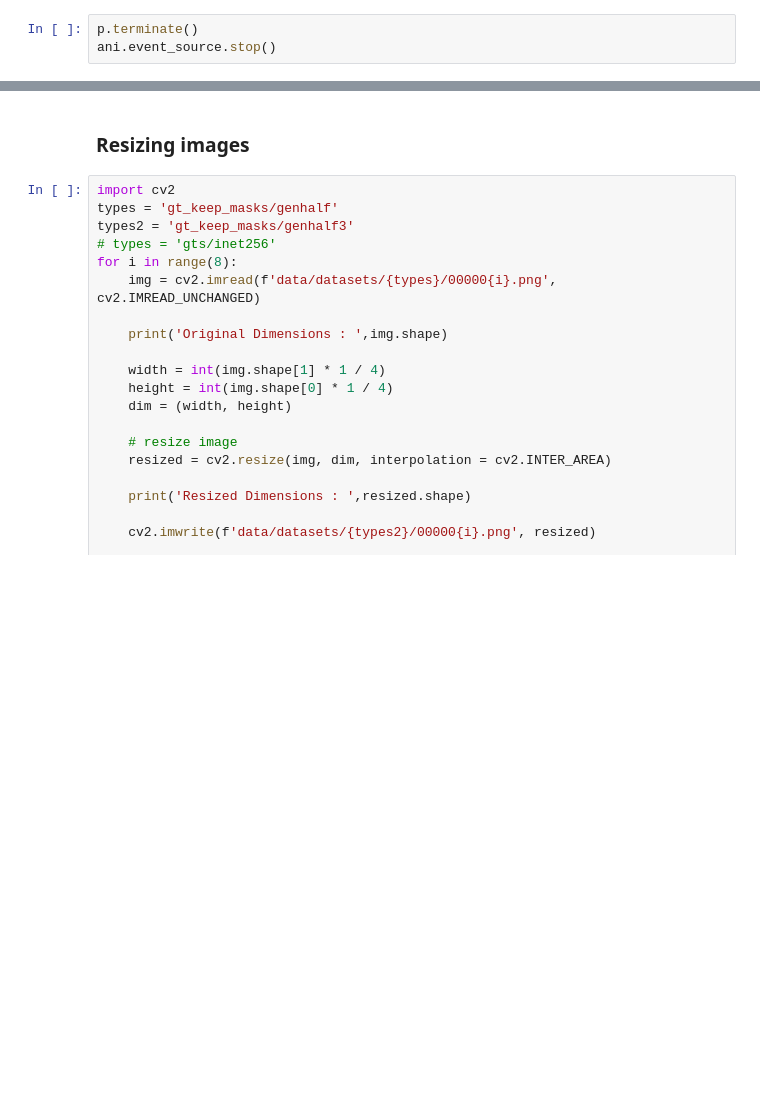
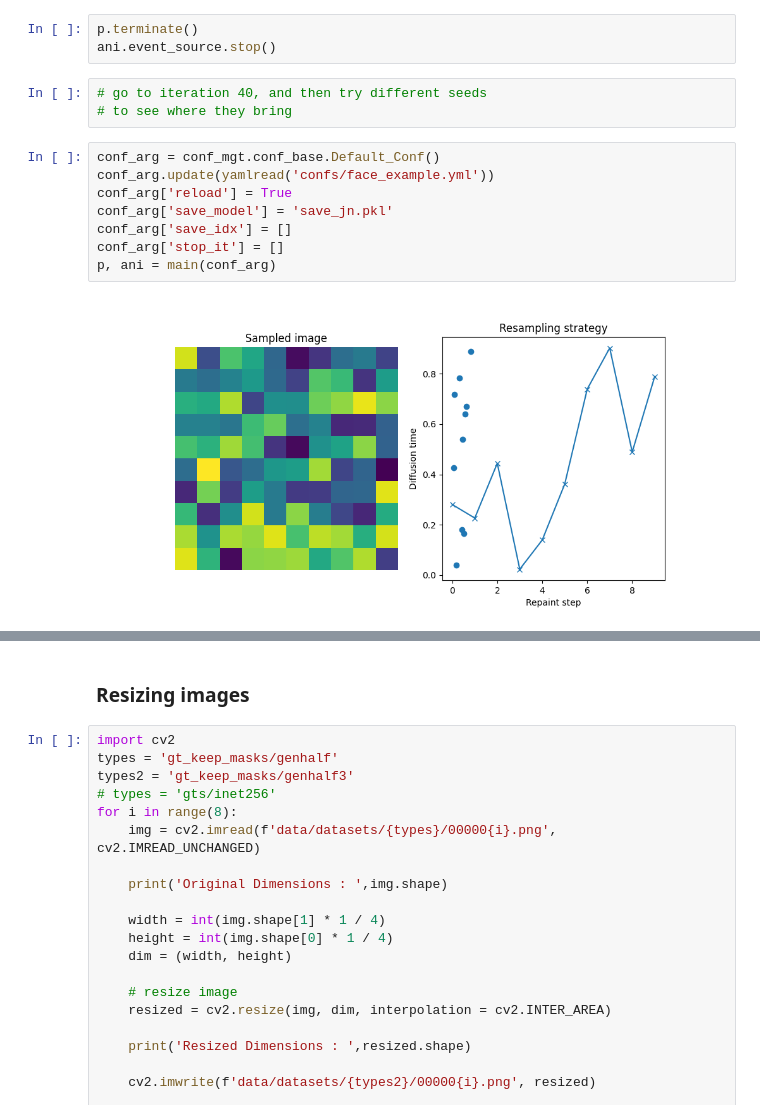
Before and after one commit to florian6973/RePaint, a Jupyter notebook: diff.ipynb, the cells around one changed output, grey strips where cells are left out. Drawn from its saved outputs; the diff is of its cells as text; blank space fills up the shorter version.

```diff
--- a/diff.ipynb
+++ b/diff.ipynb
@@ -62,3 +24,16 @@ p, ani = main(conf_arg)
 # %%
 p.terminate()
 ani.event_source.stop()
+# %%
+# go to iteration 40, and then try different seeds
+# to see where they bring
+# %%
+conf_arg = conf_mgt.conf_base.Default_Conf()
+conf_arg.update(yamlread('confs/face_example.yml'))
+conf_arg['reload'] = True
+conf_arg['save_model'] = 'save_jn.pkl'
+conf_arg['save_idx'] = []
+conf_arg['stop_it'] = []
+p, ani = main(conf_arg)
+# %% [output]
+[figure, added]
```
Also changed, not shown: parts of 6 cells of this notebook, 3 other files.
